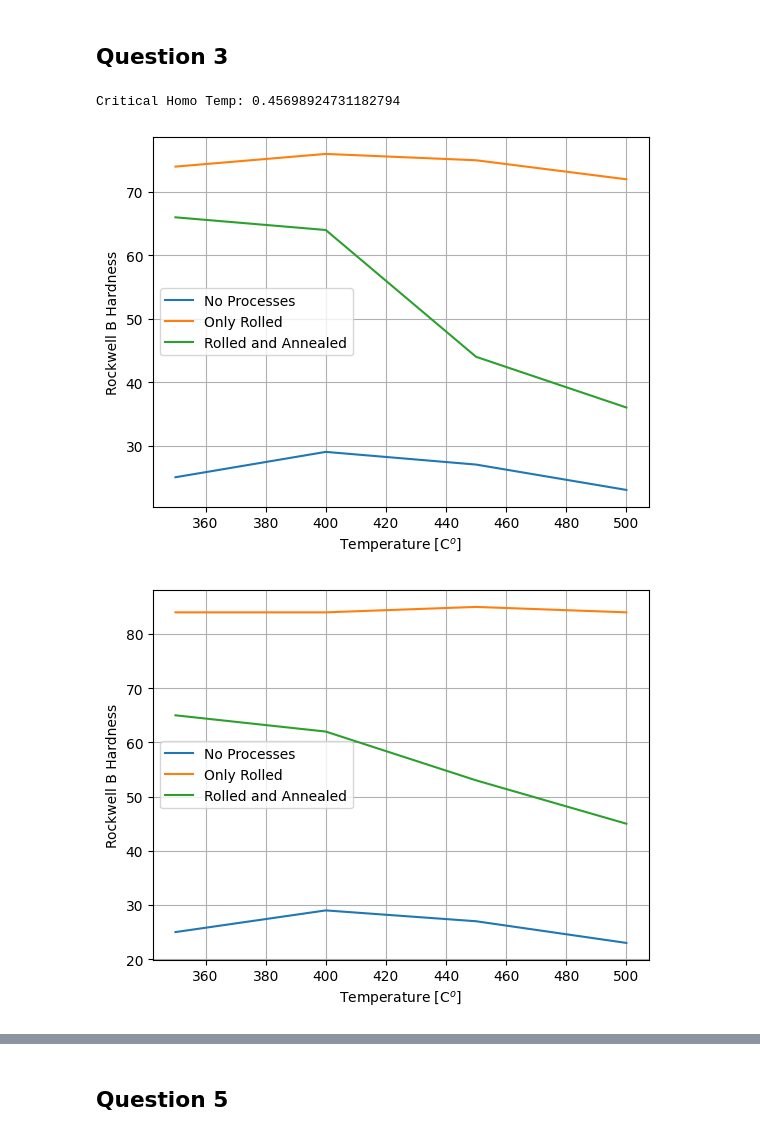
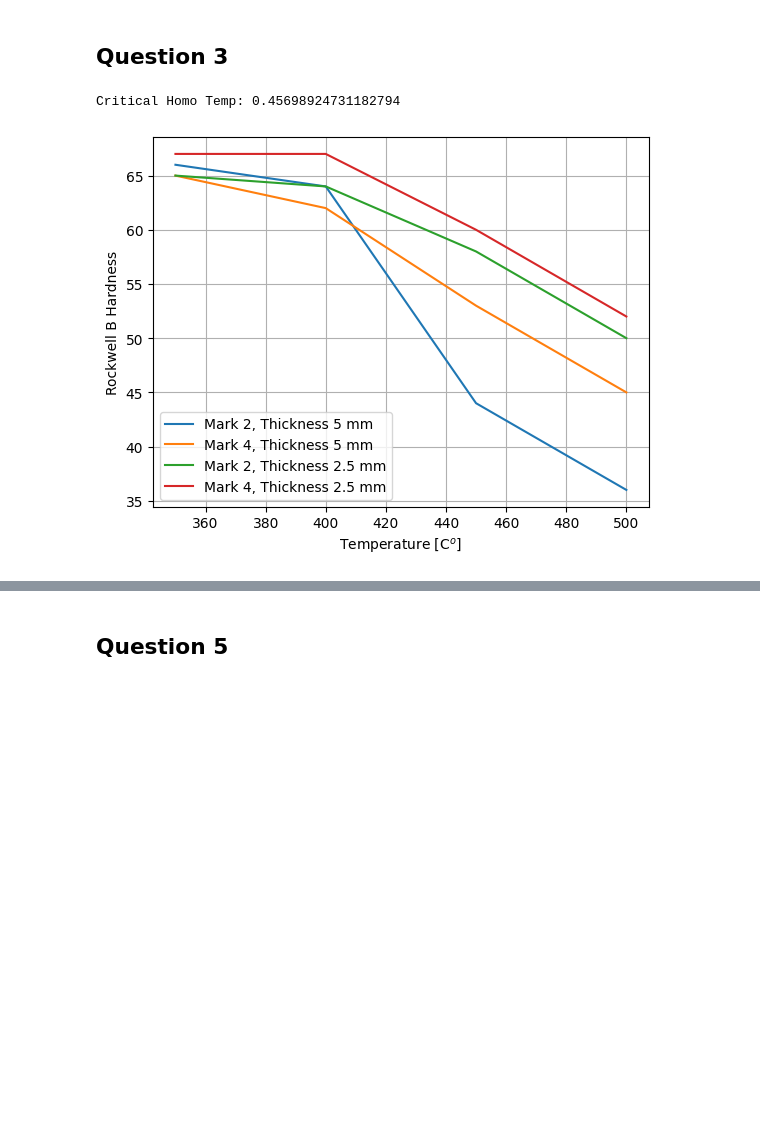
Before and after one commit to nglaser3/NPRE432_Materials, a Jupyter notebook: Lab3/Untitled.ipynb, the cells around one changed output, grey strips where cells are left out. Cells and saved outputs as stored; diff of their text form; code cells hidden in the pictures; blank space fills up the shorter version.

Commit message:
finish plots

```diff
--- a/Lab3/Untitled.ipynb
+++ b/Lab3/Untitled.ipynb
@@ -111,7 +103,7 @@ for i in [2,4]:
 
     # plotting
     m = '.' if i ==2 else 'X'
-    lab = 'Room Temperature' if i==2 else 'Annealed'
+    lab = '2.5 mm, Annealed' if i==2 else '5 mm, Annealed'
     plt.plot(0, h0,m)
     plt.plot([],[],m,color='k',label = lab)
 
@@ -224,35 +218,33 @@ q3d[2.5][4][500] = [23,90,52]
 # %%
 t_melt = 930
 t_crit = 425
 
 t_crit_homo = t_crit / t_melt
 print("Critical Homo Temp:", t_crit_homo)
 
 for t in q3d.keys():
     for m in q3d[t].keys():
         temps = [350, 400, 450, 500]
 
         hardo = []
         hardr = []
         harda = []
 
         for temp in temps:
             hardo.append(q3d[t][m][temp][0])
             hardr.append(q3d[t][m][temp][1])
             harda.append(q3d[t][m][temp][2])
 
-        plt.plot(temps, hardo, label="No Processes")
-        plt.plot(temps, hardr, label="Only Rolled")
-        plt.plot(temps, harda, label="Rolled and Annealed")
+        #plt.plot(temps, hardo, label="No Processes")
+        #plt.plot(temps, hardr, label="Only Rolled")
+        plt.plot(temps, harda, label="Mark {}, Thickness {} mm".format(m,t))
 
-        plt.legend()
-        plt.ylabel("Rockwell B Hardness")
-        plt.xlabel("Temperature [C$^o$]")
-        plt.grid()
-        if t == 2.5: plt.savefig("plots/q3_25-{}.png".format(m),dpi=600)
-        if t == 5: plt.savefig("plots/q3_5-{}.png".format(m),dpi=600)
-        plt.show()
+plt.legend()
+plt.ylabel("Rockwell B Hardness")
+plt.xlabel("Temperature [C$^o$]")
+plt.grid()
+plt.savefig('plots/q3.png',dpi=600)
+plt.show()
 # %% [output]
 Critical Homo Temp: 0.45698924731182794
-[figure, old version]
+[figure, new version]
-[figure, removed]
```
Also changed, not shown: parts of 4 cells of this notebook, 7 other files.
